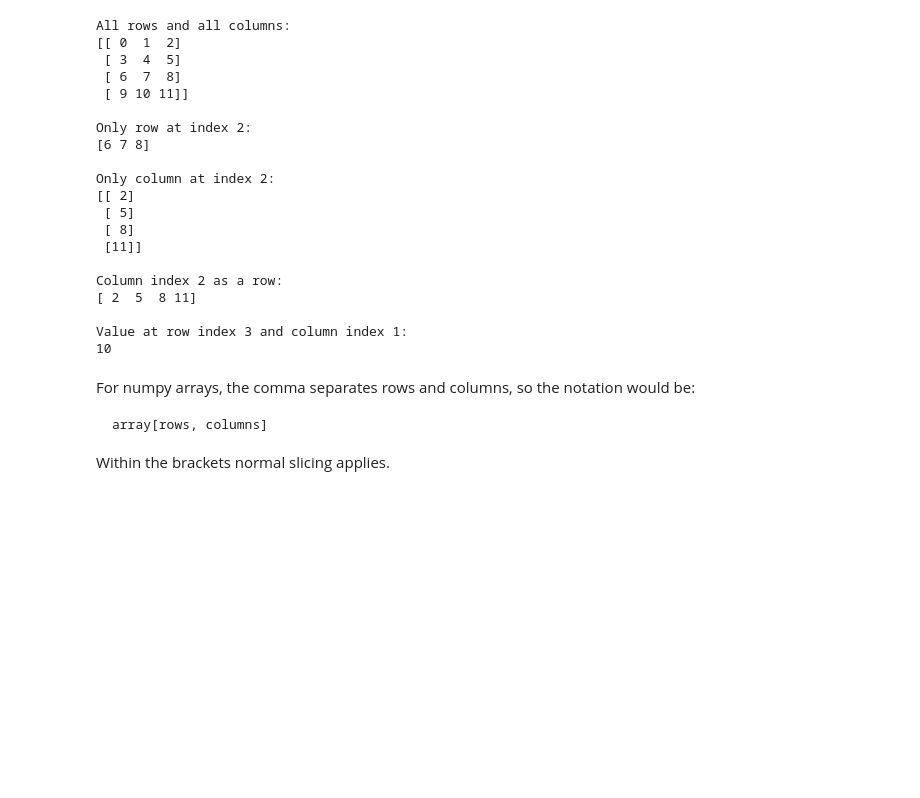
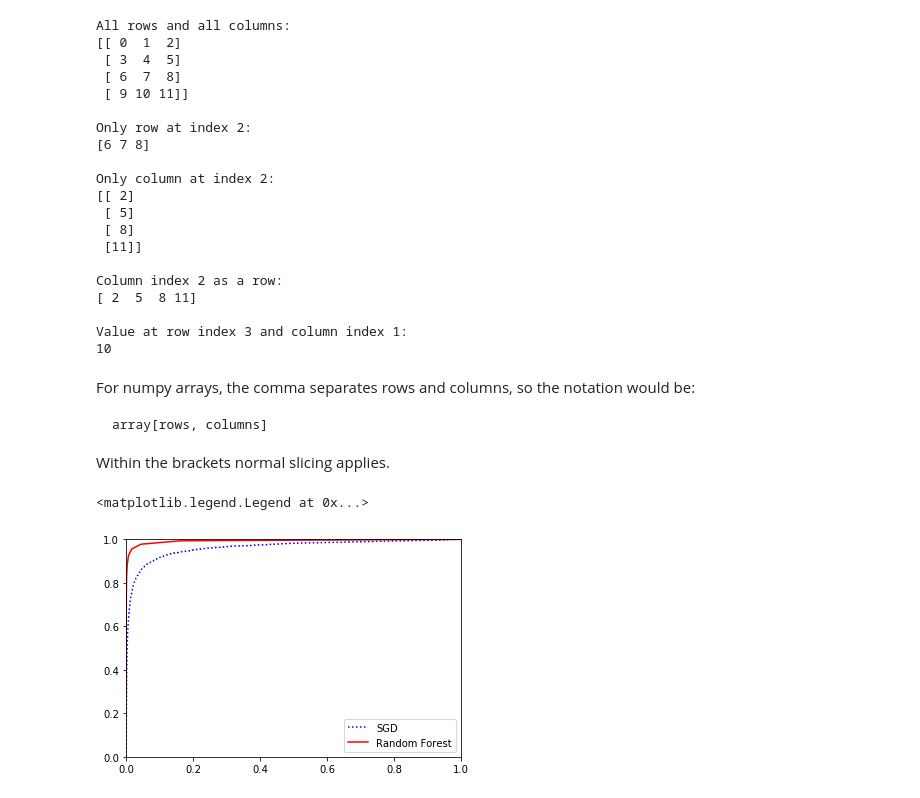
Before and after one commit to kurtrm/ml_projects, a Jupyter notebook: MNIST.ipynb, the cells around one changed output. Drawn from its saved outputs; the diff is of its cells as text; code cells hidden in the pictures; blank space fills up the shorter version.

```diff
--- a/MNIST.ipynb
+++ b/MNIST.ipynb
@@ -312,4 +312,5 @@ from sklearn.ensemble import RandomForestClassifier
 forest_clf = RandomForestClassifier(random_state=42)
 y_probas_forest = cross_val_predict(forest_clf, X_train, y_train_5, cv=3, method="predict_proba")
 
-y_scores_forest = y_probas_forest[:, 1]
+y_scores_forest = y_probas_forest[:, 1] # Get the positive probabilities as a numpy array
+fpr_forest, tpr_forest, thresholds_forest = roc_curve(y_train_5, y_scores_forest)
@@ -357,3 +362,11 @@ For numpy arrays, the comma separates rows and columns, so the notation would be
     array[rows, columns]
 
 Within the brackets normal slicing applies.
+# %%
+plt.plot(fpr, tpr, "b:", label="SGD")
+plt.plot(fpr_forest, tpr_forest, "r-", label="Random Forest")
+plt.axis([0, 1, 0, 1])
+plt.legend(loc="lower right")
+# %% [output]
+<matplotlib.legend.Legend at 0x...>
+[figure, added]
```
Also changed, not shown: parts of 2 cells of this notebook.
